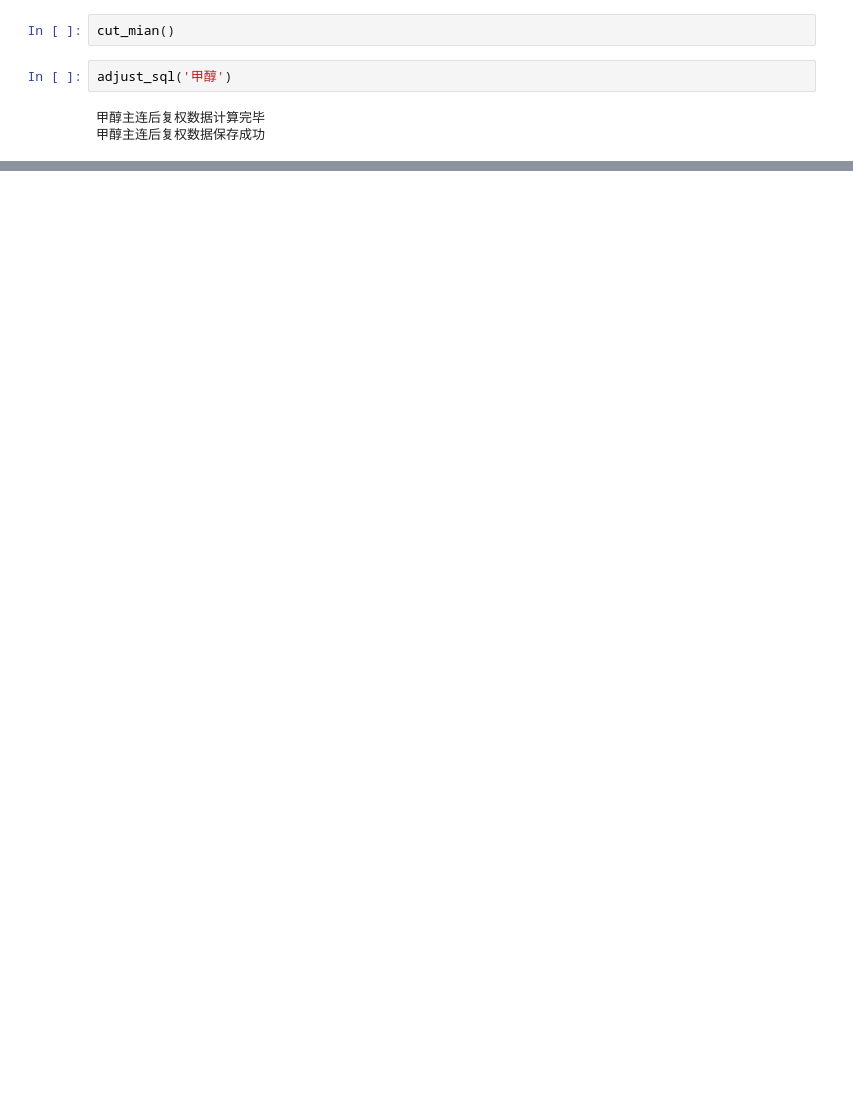
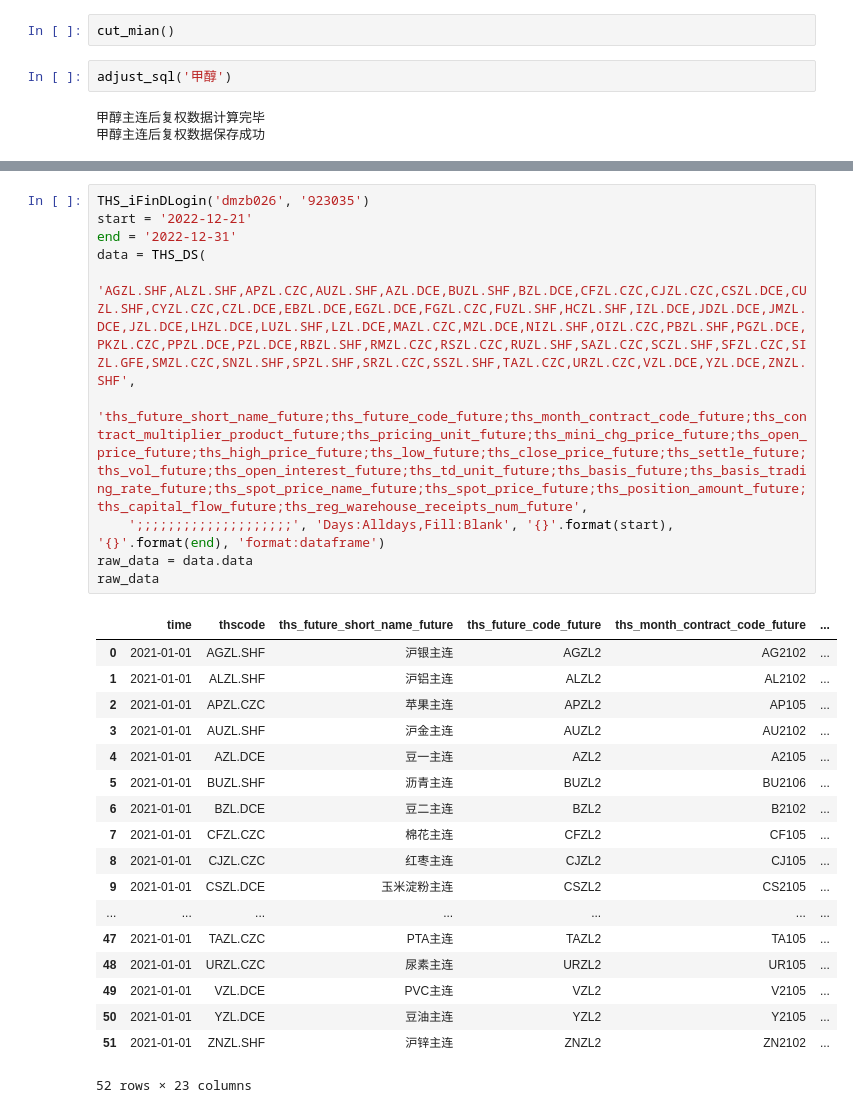
Before and after one commit to samson8964/dataprocessing, a Jupyter notebook: test.ipynb, the cells around one changed output, grey strips where cells are left out. Cells and saved outputs as stored; diff of their text form; blank space fills up the shorter version.

```diff
--- a/test.ipynb
+++ b/test.ipynb
@@ -430,0 +472,29 @@ adjust_sql('甲醇')
+# %%
+THS_iFinDLogin('dmzb026', '923035')
+start = '2022-12-21'
+end = '2022-12-31'
+data = THS_DS(
+    'AGZL.SHF,ALZL.SHF,APZL.CZC,AUZL.SHF,AZL.DCE,BUZL.SHF,BZL.DCE,CFZL.CZC,CJZL.CZC,CSZL.DCE,CUZL.SHF,CYZL.CZC,CZL.DCE,EBZL.DCE,EGZL.DCE,FGZL.CZC,FUZL.SHF,HCZL.SHF,IZL.DCE,JDZL.DCE,JMZL.DCE,JZL.DCE,LHZL.DCE,LUZL.SHF,LZL.DCE,MAZL.CZC,MZL.DCE,NIZL.SHF,OIZL.CZC,PBZL.SHF,PGZL.DCE,PKZL.CZC,PPZL.DCE,PZL.DCE,RBZL.SHF,RMZL.CZC,RSZL.CZC,RUZL.SHF,SAZL.CZC,SCZL.SHF,SFZL.CZC,SIZL.GFE,SMZL.CZC,SNZL.SHF,SPZL.SHF,SRZL.CZC,SSZL.SHF,TAZL.CZC,URZL.CZC,VZL.DCE,YZL.DCE,ZNZL.SHF',
+    'ths_future_short_name_future;ths_future_code_future;ths_month_contract_code_future;ths_contract_multiplier_product_future;ths_pricing_unit_future;ths_mini_chg_price_future;ths_open_price_future;ths_high_price_future;ths_low_future;ths_close_price_future;ths_settle_future;ths_vol_future;ths_open_interest_future;ths_td_unit_future;ths_basis_future;ths_basis_trading_rate_future;ths_spot_price_name_future;ths_spot_price_future;ths_position_amount_future;ths_capital_flow_future;ths_reg_warehouse_receipts_num_future',
+    ';;;;;;;;;;;;;;;;;;;;', 'Days:Alldays,Fill:Blank', '{}'.format(start), '{}'.format(end), 'format:dataframe')
+raw_data = data.data
+raw_data
+# %% [output]
+|  | time | thscode | ths_future_short_name_future | ths_future_code_future | ths_month_contract_code_future | ... |
+| 0 | 2021-01-01 | AGZL.SHF | 沪银主连 | AGZL2 | AG2102 | ... |
+| 1 | 2021-01-01 | ALZL.SHF | 沪铝主连 | ALZL2 | AL2102 | ... |
+| 2 | 2021-01-01 | APZL.CZC | 苹果主连 | APZL2 | AP105 | ... |
+| 3 | 2021-01-01 | AUZL.SHF | 沪金主连 | AUZL2 | AU2102 | ... |
+| 4 | 2021-01-01 | AZL.DCE | 豆一主连 | AZL2 | A2105 | ... |
+| 5 | 2021-01-01 | BUZL.SHF | 沥青主连 | BUZL2 | BU2106 | ... |
+| 6 | 2021-01-01 | BZL.DCE | 豆二主连 | BZL2 | B2102 | ... |
+| 7 | 2021-01-01 | CFZL.CZC | 棉花主连 | CFZL2 | CF105 | ... |
+| 8 | 2021-01-01 | CJZL.CZC | 红枣主连 | CJZL2 | CJ105 | ... |
+| 9 | 2021-01-01 | CSZL.DCE | 玉米淀粉主连 | CSZL2 | CS2105 | ... |
+| ... | ... | ... | ... | ... | ... | ... |
+| 47 | 2021-01-01 | TAZL.CZC | PTA主连 | TAZL2 | TA105 | ... |
+| 48 | 2021-01-01 | URZL.CZC | 尿素主连 | URZL2 | UR105 | ... |
+| 49 | 2021-01-01 | VZL.DCE | PVC主连 | VZL2 | V2105 | ... |
+| 50 | 2021-01-01 | YZL.DCE | 豆油主连 | YZL2 | Y2105 | ... |
+| 51 | 2021-01-01 | ZNZL.SHF | 沪锌主连 | ZNZL2 | ZN2102 | ... |
+52 rows × 23 columns
```
Also changed, not shown: parts of 10 cells of this notebook, 2 other files.
